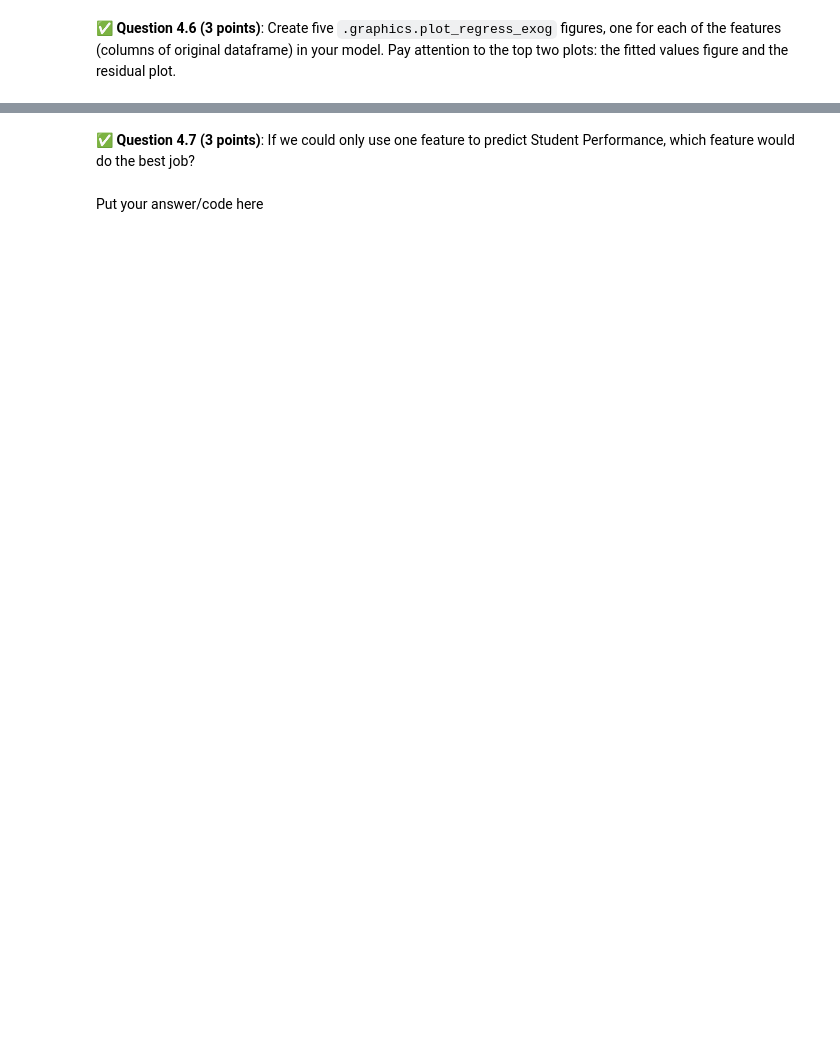
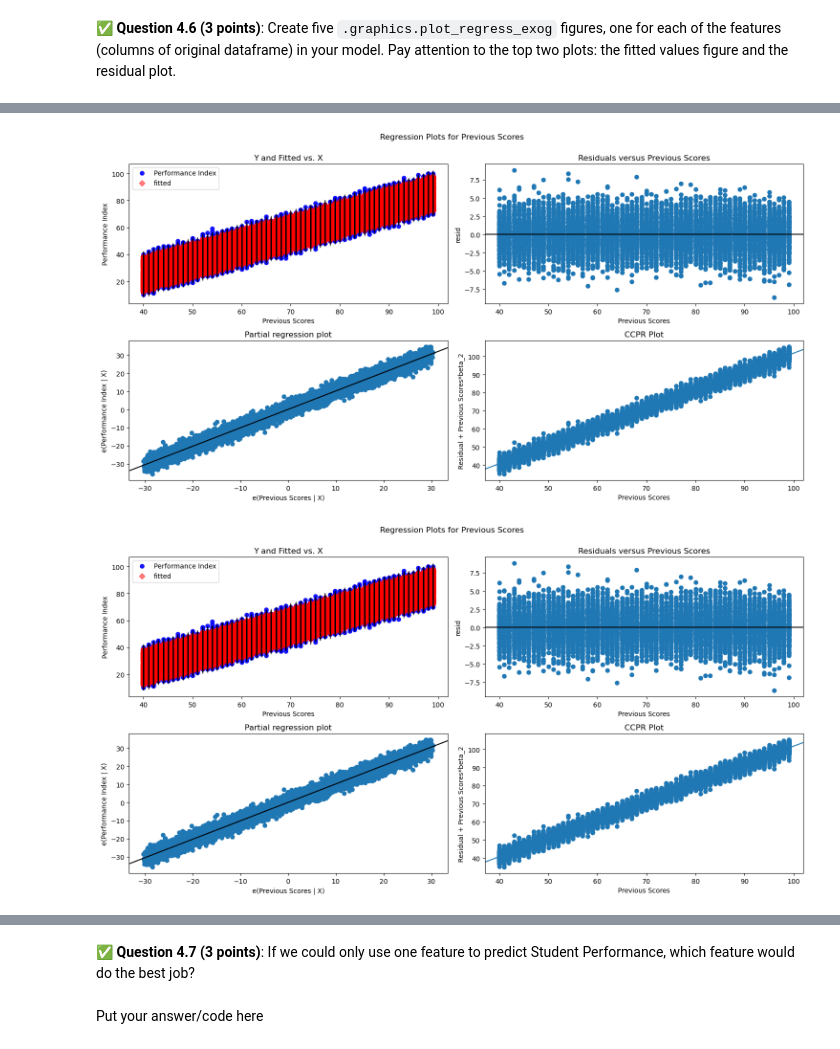
Before and after one commit to jackcienkus/CMSE202-s25-turnin, a Jupyter notebook: hw-03/HW-03_Regression-S25-STUDENT.ipynb, the cells around one changed output, grey strips where cells are left out. Cells and saved outputs as stored; diff of their text form; code cells hidden in the pictures; blank space fills up the shorter version.

```diff
--- a/hw-03/HW-03_Regression-S25-STUDENT.ipynb
+++ b/hw-03/HW-03_Regression-S25-STUDENT.ipynb
@@ -281,0 +384,6 @@ First, download and read in this synthetic dataset of Student Performance. `http
+# %%
+fig2 = plt.figure(figsize=(15,8))
+sm.graphics.plot_regress_exog(results3, 'Previous Scores', fig=fig2)
+# %% [output]
+[figure, added]
+[figure, added]
```
Also changed, not shown: parts of 17 cells of this notebook.
